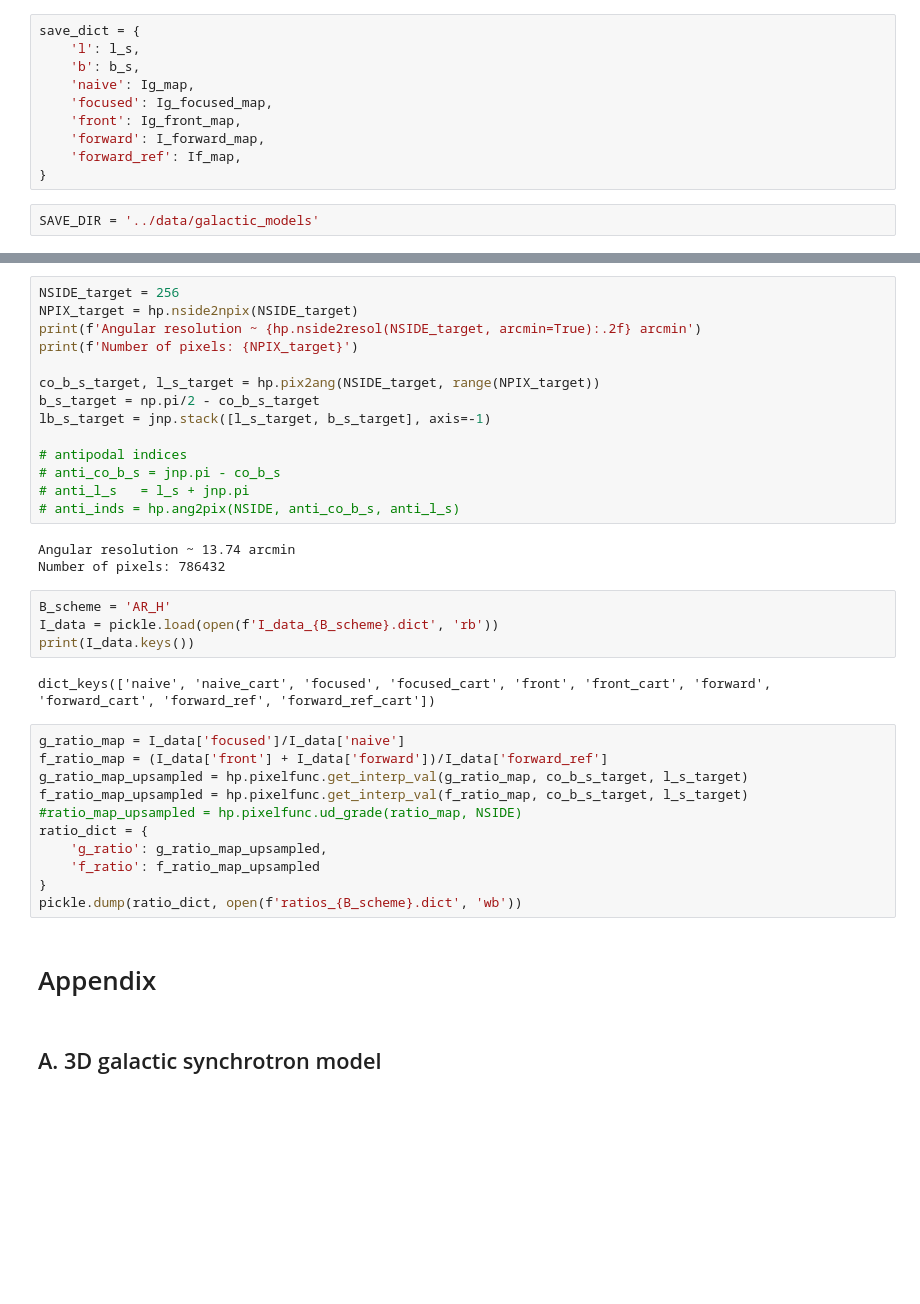
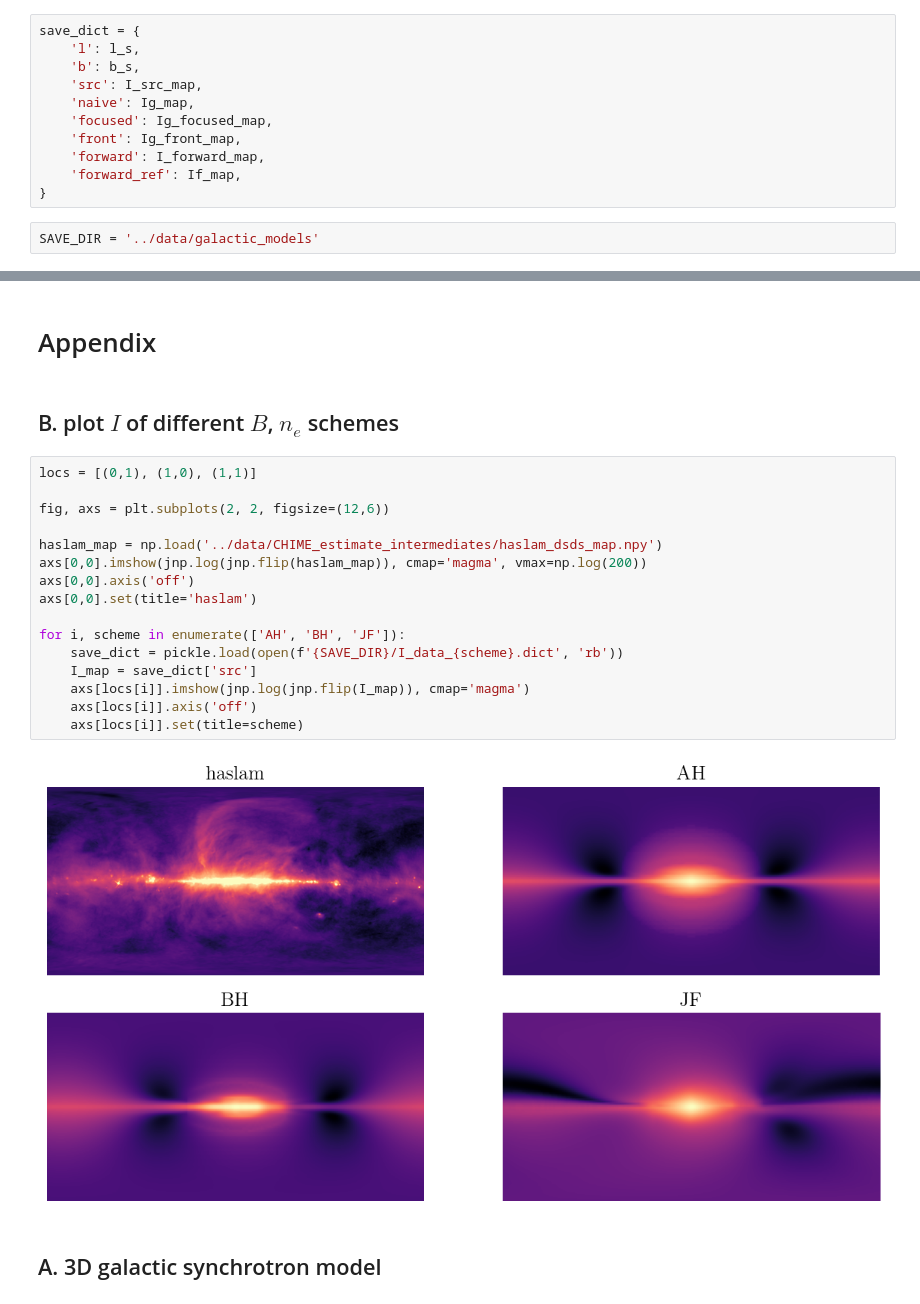
Before and after one commit to yitiansun/axion-mirror, a Jupyter notebook: notebook/galactic_synchrotron_3D.ipynb, the cells around one changed output, grey strips where cells are left out. Drawn from its saved outputs; the diff is of its cells as text; blank space fills up the shorter version.

```diff
--- a/notebook/galactic_synchrotron_3D.ipynb
+++ b/notebook/galactic_synchrotron_3D.ipynb
@@ -251,6 +256,7 @@ plot_lb(I_forward_map/Ig_map, log_norm=False, title=r'$I_f/I_{g,\mathrm{naive}}$
 save_dict = {
     'l': l_s,
     'b': b_s,
+    'src': I_src_map,
     'naive': Ig_map,
     'focused': Ig_focused_map,
     'front': Ig_front_map,
@@ -296,39 +277,25 @@ fig.colorbar(im, ax=ax, orientation='horizontal', aspect=40);
-# %%
-NSIDE_target = 256
-NPIX_target = hp.nside2npix(NSIDE_target)
-print(f'Angular resolution ~ {hp.nside2resol(NSIDE_target, arcmin=True):.2f} arcmin')
-print(f'Number of pixels: {NPIX_target}')
-
-co_b_s_target, l_s_target = hp.pix2ang(NSIDE_target, range(NPIX_target))
-b_s_target = np.pi/2 - co_b_s_target
-lb_s_target = jnp.stack([l_s_target, b_s_target], axis=-1)
-
-# antipodal indices
-# anti_co_b_s = jnp.pi - co_b_s
-# anti_l_s   = l_s + jnp.pi
-# anti_inds = hp.ang2pix(NSIDE, anti_co_b_s, anti_l_s)
-# %% [output]
-Angular resolution ~ 13.74 arcmin
-Number of pixels: 786432
-# %%
-B_scheme = 'AR_H'
-I_data = pickle.load(open(f'I_data_{B_scheme}.dict', 'rb'))
-print(I_data.keys())
-# %% [output]
-dict_keys(['naive', 'naive_cart', 'focused', 'focused_cart', 'front', 'front_cart', 'forward', 'forward_cart', 'forward_ref', 'forward_ref_cart'])
-# %%
-g_ratio_map = I_data['focused']/I_data['naive']
-f_ratio_map = (I_data['front'] + I_data['forward'])/I_data['forward_ref']
-g_ratio_map_upsampled = hp.pixelfunc.get_interp_val(g_ratio_map, co_b_s_target, l_s_target)
-f_ratio_map_upsampled = hp.pixelfunc.get_interp_val(f_ratio_map, co_b_s_target, l_s_target)
-#ratio_map_upsampled = hp.pixelfunc.ud_grade(ratio_map, NSIDE)
-ratio_dict = {
-    'g_ratio': g_ratio_map_upsampled,
-    'f_ratio': f_ratio_map_upsampled
-}
-pickle.dump(ratio_dict, open(f'ratios_{B_scheme}.dict', 'wb'))
 # %% [markdown]
 # Appendix
+# %% [markdown]
+## B. plot $I$ of different $B$, $n_e$ schemes
+# %%
+locs = [(0,1), (1,0), (1,1)]
+
+fig, axs = plt.subplots(2, 2, figsize=(12,6))
+
+haslam_map = np.load('../data/CHIME_estimate_intermediates/haslam_dsds_map.npy')
+axs[0,0].imshow(jnp.log(jnp.flip(haslam_map)), cmap='magma', vmax=np.log(200))
+axs[0,0].axis('off')
+axs[0,0].set(title='haslam')
+
+for i, scheme in enumerate(['AH', 'BH', 'JF']):
+    save_dict = pickle.load(open(f'{SAVE_DIR}/I_data_{scheme}.dict', 'rb'))
+    I_map = save_dict['src']
+    axs[locs[i]].imshow(jnp.log(jnp.flip(I_map)), cmap='magma')
+    axs[locs[i]].axis('off')
+    axs[locs[i]].set(title=scheme)
+# %% [output]
+[figure, added]
 # %% [markdown]
 ## A. 3D galactic synchrotron model
 # %% [markdown]
```
Also changed, not shown: parts of 24 cells of this notebook, 1 other file.
